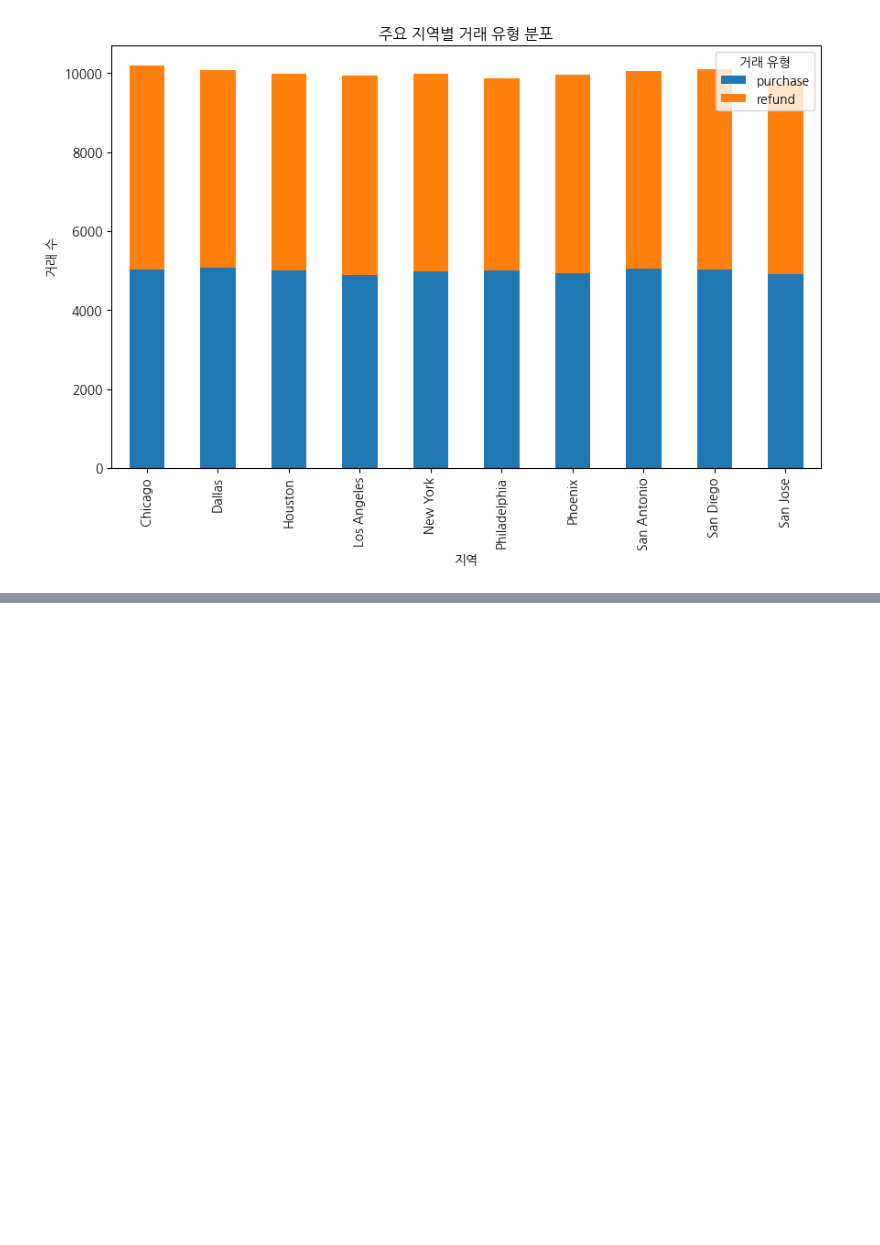
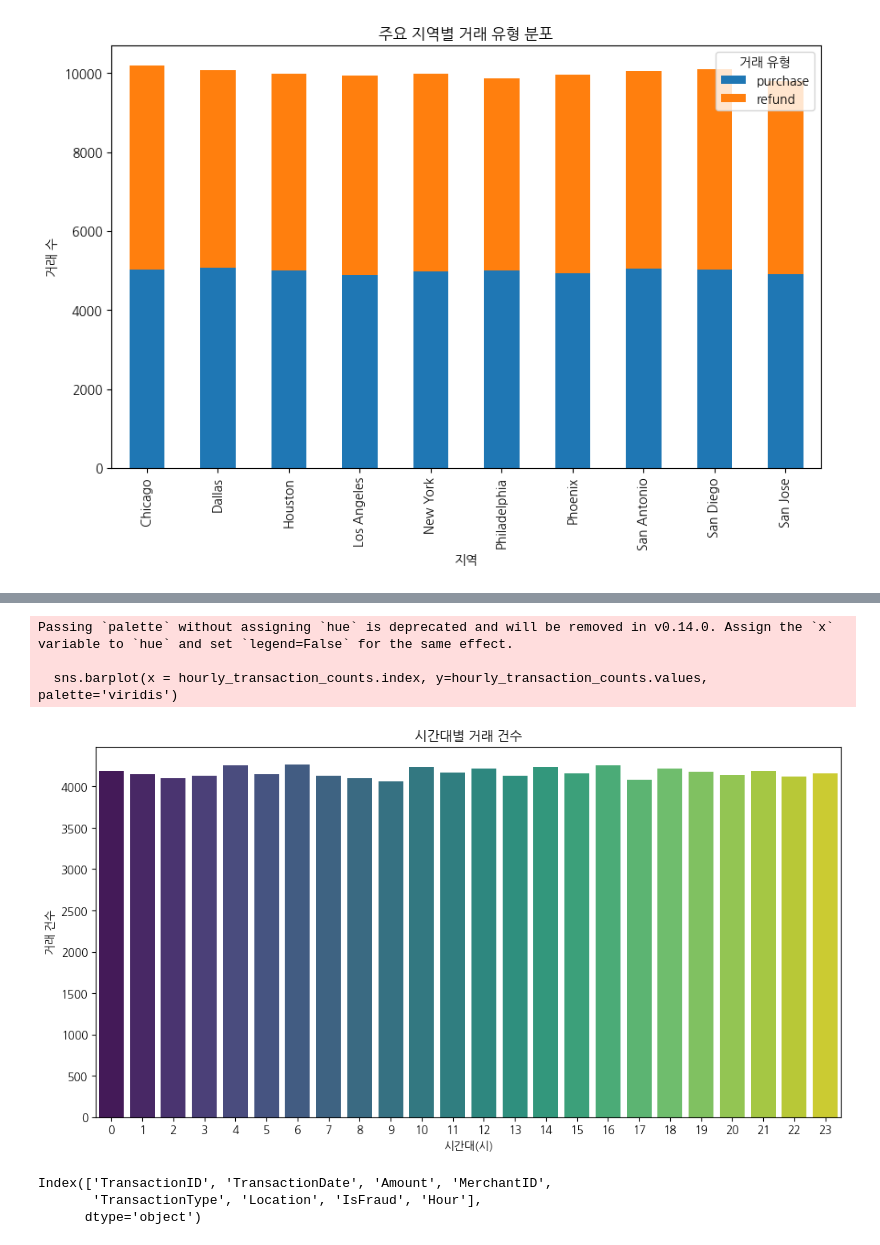
Before and after one commit to jihun-shim/study_data_analytics, a Jupyter notebook: quest/EDA/CreditCardFraudDetection.ipynb, the cells around one changed output, grey strips where cells are left out. Drawn from its saved outputs; the diff is of its cells as text; code cells hidden in the pictures; blank space fills up the shorter version.

```diff
--- a/quest/EDA/CreditCardFraudDetection.ipynb
+++ b/quest/EDA/CreditCardFraudDetection.ipynb
@@ -143,0 +188,4 @@ plt.show
+# %%
+# 3. 시간대별 거래 건수 분석
+hourly_transaction_counts = df_cfd['Hour'].value_counts().sort_index()
+hourly_transaction_counts
@@ -143,0 +210,19 @@ plt.show
+# %%
+plt.figure(figsize = (12,6))
+sns.barplot(x = hourly_transaction_counts.index, y=hourly_transaction_counts.values, palette='viridis')
+plt.title('시간대별 거래 건수')
+plt.xlabel('시간대(시)')
+plt.ylabel('거래 건수')
+plt.xticks(range(0,24))
+plt.show()
+# %% [output]
+Passing `palette` without assigning `hue` is deprecated and will be removed in v0.14.0. Assign the `x` variable to `hue` and set `legend=False` for the same effect.
+
+  sns.barplot(x = hourly_transaction_counts.index, y=hourly_transaction_counts.values, palette='viridis')
+[figure, added]
+# %%
+df_cfd.columns
+# %% [output]
+Index(['TransactionID', 'TransactionDate', 'Amount', 'MerchantID',
+       'TransactionType', 'Location', 'IsFraud', 'Hour'],
+      dtype='object')
```
Also changed, not shown: parts of 8 cells of this notebook.
